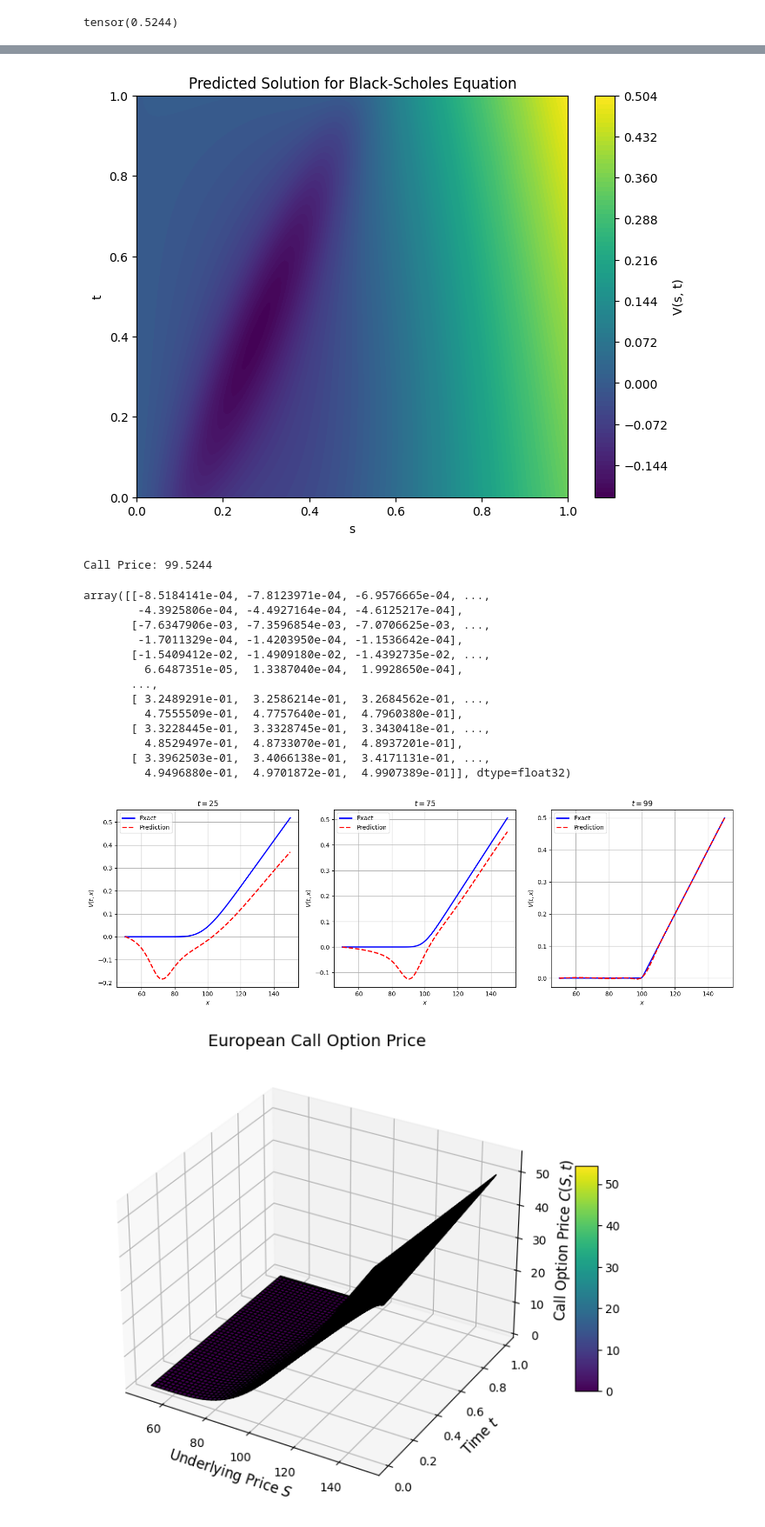
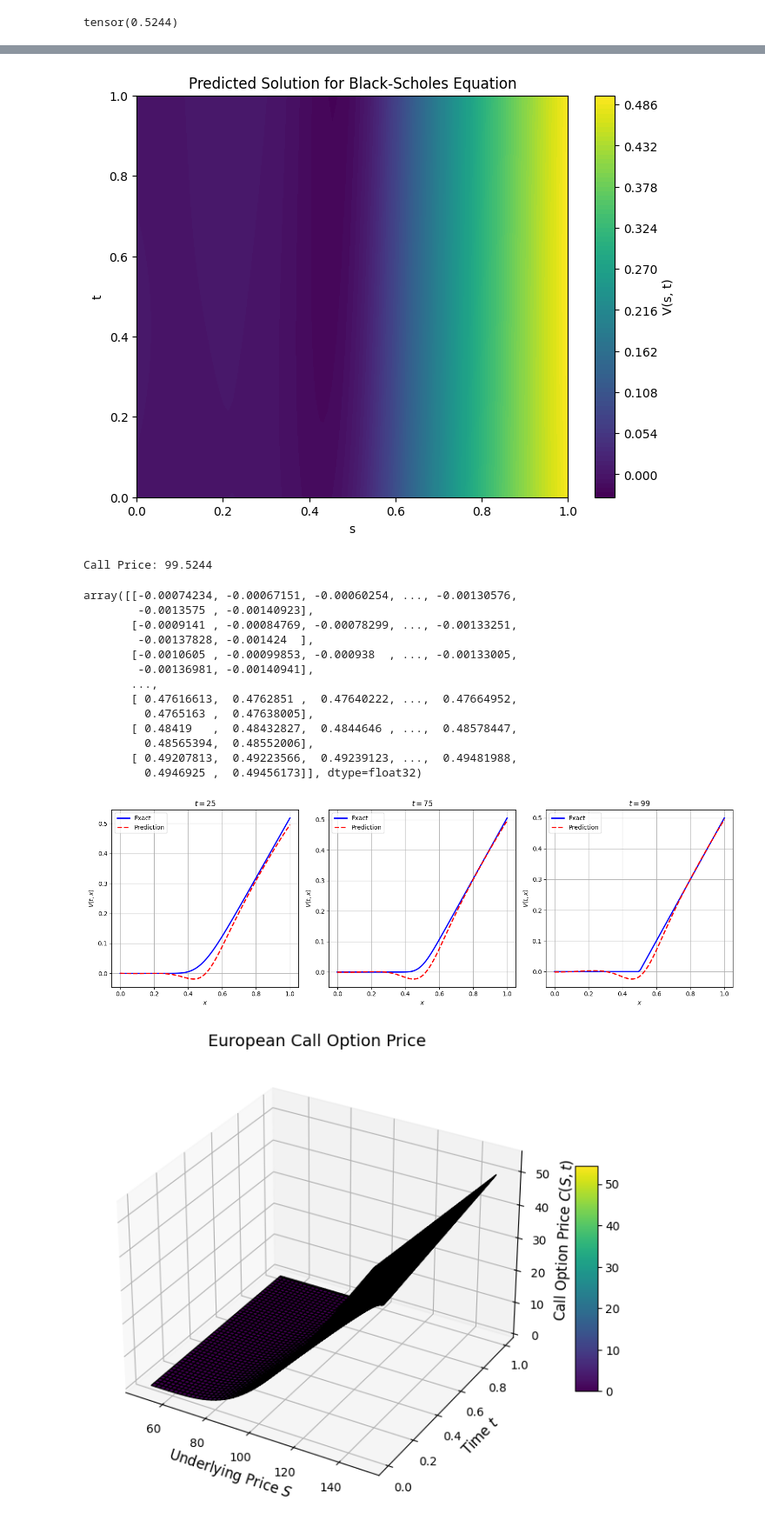
Before and after one commit to aderdouri/PINNs, a Jupyter notebook: Tutorials/Inverse_Black_Scholes.ipynb, the cells around one changed output, grey strips where cells are left out. Shown at 87% size. Cells and saved outputs as stored; diff of their text form; code cells hidden in the pictures.

```diff
--- a/Tutorials/Inverse_Black_Scholes.ipynb
+++ b/Tutorials/Inverse_Black_Scholes.ipynb
@@ -194,12 +194,14 @@ r = 0.05
 sigma = 0.2
 
 S = torch.linspace(S_min, S_max, 100).view(-1, 1)
+myS = S.clone()
+# Normalize S
 S = (S - S_min) / (S_max - S_min)
 strike = (strike - S_min) / (S_max - S_min)
 t = torch.linspace(0, T, 100).view(-1, 1)
 
 # Create mesh grid for interior points
-S_grid, t_grid = torch.meshgrid(s.squeeze(), t.squeeze(), indexing='ij')
+S_grid, t_grid = torch.meshgrid(S.squeeze(), t.squeeze(), indexing='ij')
 S_interior = S_grid.flatten().view(-1, 1)
 t_interior = t_grid.flatten().view(-1, 1)
 
@@ -225,5 +227,5 @@ model = PINN()
 train_pinn(model, S_interior, t_interior, S_boundary, t_boundary, S_initial,
            t_initial, V_initial,
            r, sigma,
-           adam_epochs=500, lbfgs_epochs=5000)
+           adam_epochs=5000, lbfgs_epochs=5000)
 # %% [output]
@@ -258,7 +271,7 @@ plt.ylabel('t')
 plt.title('Predicted Solution for Black-Scholes Equation')
 plt.show()
 # %% [output]
-[figure, old version]
+[figure, new version]
 # %%
 # Example Usage
 S = torch.tensor([100.0], dtype=torch.float32)  # Stock price
@@ -280,47 +293,47 @@ V_exact = V_exact.reshape(100, 100)
 # %%
 V_pred
 # %% [output]
-array([[-8.5184141e-04, -7.8123971e-04, -6.9576665e-04, ...,
-        -4.3925806e-04, -4.4927164e-04, -4.6125217e-04],
-       [-7.6347906e-03, -7.3596854e-03, -7.0706625e-03, ...,
-        -1.7011329e-04, -1.4203950e-04, -1.1536642e-04],
-       [-1.5409412e-02, -1.4909180e-02, -1.4392735e-02, ...,
-         6.6487351e-05,  1.3387040e-04,  1.9928650e-04],
+array([[-0.00074234, -0.00067151, -0.00060254, ..., -0.00130576,
+        -0.0013575 , -0.00140923],
+       [-0.0009141 , -0.00084769, -0.00078299, ..., -0.00133251,
+        -0.00137828, -0.001424  ],
+       [-0.0010605 , -0.00099853, -0.000938  , ..., -0.00133005,
+        -0.00136981, -0.00140941],
        ...,
-       [ 3.2489291e-01,  3.2586214e-01,  3.2684562e-01, ...,
-         4.7555509e-01,  4.7757640e-01,  4.7960380e-01],
-       [ 3.3228445e-01,  3.3328745e-01,  3.3430418e-01, ...,
-         4.8529497e-01,  4.8733070e-01,  4.8937201e-01],
-       [ 3.3962503e-01,  3.4066138e-01,  3.4171131e-01, ...,
-         4.9496880e-01,  4.9701872e-01,  4.9907389e-01]], dtype=float32)
+       [ 0.47616613,  0.4762851 ,  0.47640222, ...,  0.47664952,
+         0.4765163 ,  0.47638005],
+       [ 0.48419   ,  0.48432827,  0.4844646 , ...,  0.48578447,
+         0.48565394,  0.48552006],
+       [ 0.49207813,  0.49223566,  0.49239123, ...,  0.49481988,
+         0.4946925 ,  0.49456173]], dtype=float32)
 # %%
 # Step 8: Compare predictions with exact solution at specific time slices
 time_slices = [25, 75, 99]  # Time slices to compare
 
 plt.figure(figsize=(15, 5))
 
 for i, t_slice in enumerate(time_slices):
     # Extract points for the time slice
     t_slice_tensor = torch.full_like(S_pred, t_slice)
     V_pred_slice = V_pred[:, t_slice]
 
     # Compute exact solution
     V_exact_slice = V_exact[:,t_slice]
 
     # Plot comparison
     plt.subplot(1, 3, i + 1)
-    plt.plot(s.numpy(), V_exact_slice, 'b-', label='Exact', linewidth=2)
-    plt.plot(s.numpy(), V_pred_slice, 'r--', label='Prediction', linewidth=2)
+    plt.plot(S.numpy(), V_exact_slice, 'b-', label='Exact', linewidth=2)
+    plt.plot(S.numpy(), V_pred_slice, 'r--', label='Prediction', linewidth=2)
     plt.title(f"$t = {t_slice}$")
     plt.xlabel("$x$")
     plt.ylabel("$V(t, x)$")
     plt.legend()
     plt.grid()
 
 plt.tight_layout()
 plt.show()
 # %% [output]
-[figure, old version]
+[figure, new version]
 # %%
 import numpy as np
 import matplotlib.pyplot as plt
```
Also changed, not shown: parts of 1 cell of this notebook.
